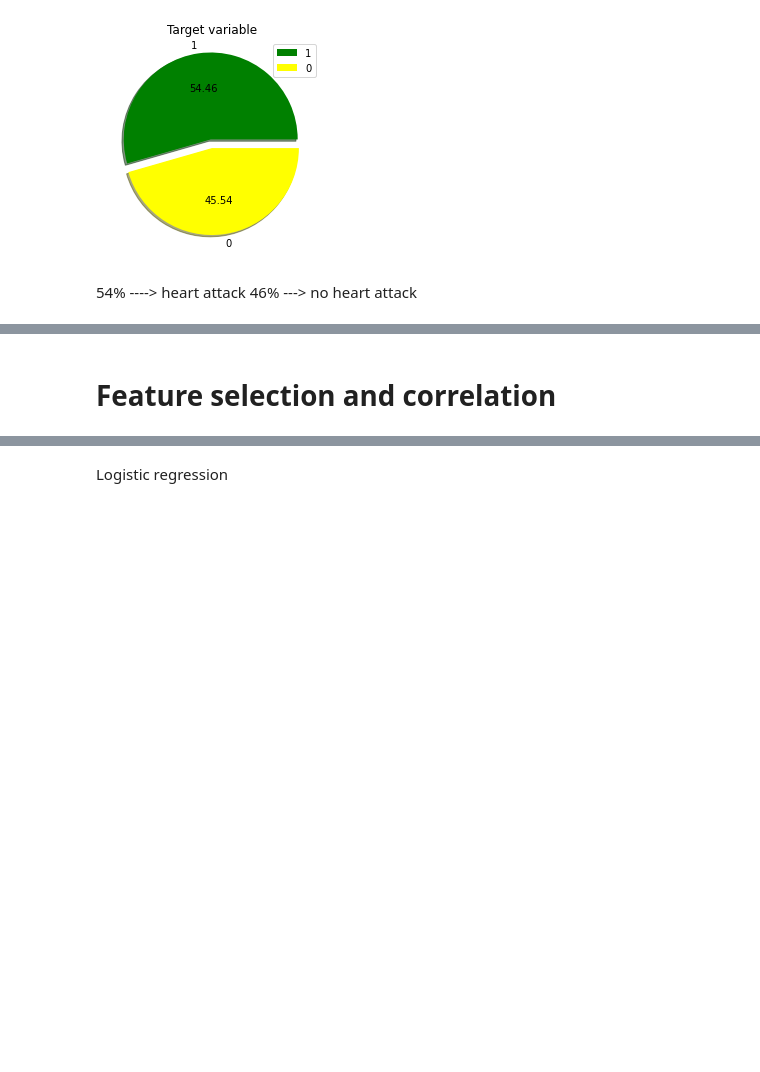
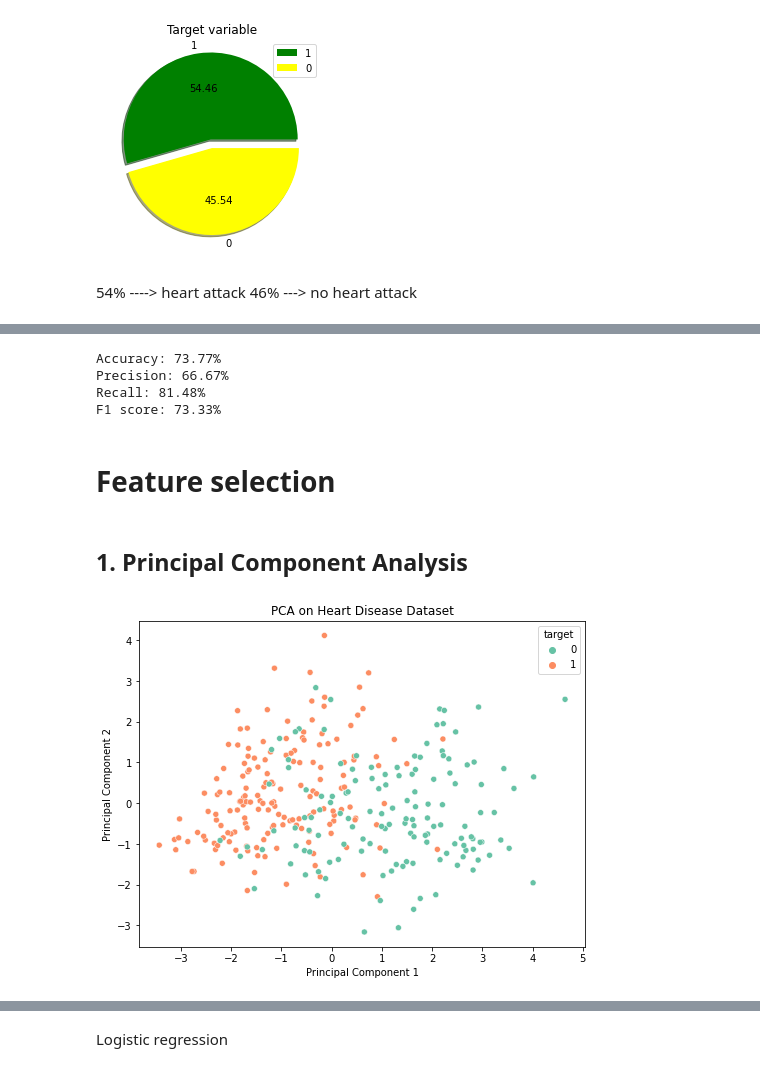
Before and after one commit to WANJALAJNRIV/Heart-attack-analysis-and-prediction, a Jupyter notebook: Heart_attack_and_analysis_prediction_SOEN380.ipynb, the cells around one changed output, grey strips where cells are left out. Saved outputs shown, nothing was run; the diff lists cells and outputs as text; code cells hidden in the pictures; blank space fills up the shorter version.

```diff
--- a/Heart_attack_and_analysis_prediction_SOEN380.ipynb
+++ b/Heart_attack_and_analysis_prediction_SOEN380.ipynb
@@ -351,2 +427,42 @@ plt.legend()
+# %%
+
+# Compute and print the accuracy, precision, and recall scores as percentages
+acc_score = accuracy_score(ytest,  ypred1)
+precision = sklearn.metrics.precision_score(ytest, ypred1)
+recall = sklearn.metrics.recall_score(ytest,  ypred1)
+f1 = sklearn.metrics.f1_score(ytest,  ypred1)
+
+
+print(f"\nAccuracy: {acc_score*100:.2f}%")
+print(f"Precision: {precision*100:.2f}%")
+print(f"Recall: {recall*100:.2f}%")
+print(f"F1 score: {f1*100:.2f}%")
+# %% [output]
+Accuracy: 73.77%
+Precision: 66.67%
+Recall: 81.48%
+F1 score: 73.33%
 # %% [markdown]
-# Feature selection and correlation
+# Feature selection
+# %% [markdown]
+## 1. Principal Component Analysis
+# %%
+X = data_frame.drop('target', axis=1)
+y = data_frame['target']
+
+scaler = StandardScaler()
+X_scaled = scaler.fit_transform(X)
+
+# Perform PCA
+pca = PCA(n_components=2)
+X_pca = pca.fit_transform(X_scaled)
+# %%
+# Plot the two principal components and color the points based on their target variable
+plt.figure(figsize=(8,6))
+sns.scatterplot(x=X_pca[:,0], y=X_pca[:,1], hue=y, palette='Set2')
+plt.xlabel('Principal Component 1')
+plt.ylabel('Principal Component 2')
+plt.title('PCA on Heart Disease Dataset')
+plt.show()
+# %% [output]
+[figure, added]
```
Also changed, not shown: parts of 41 cells of this notebook.
